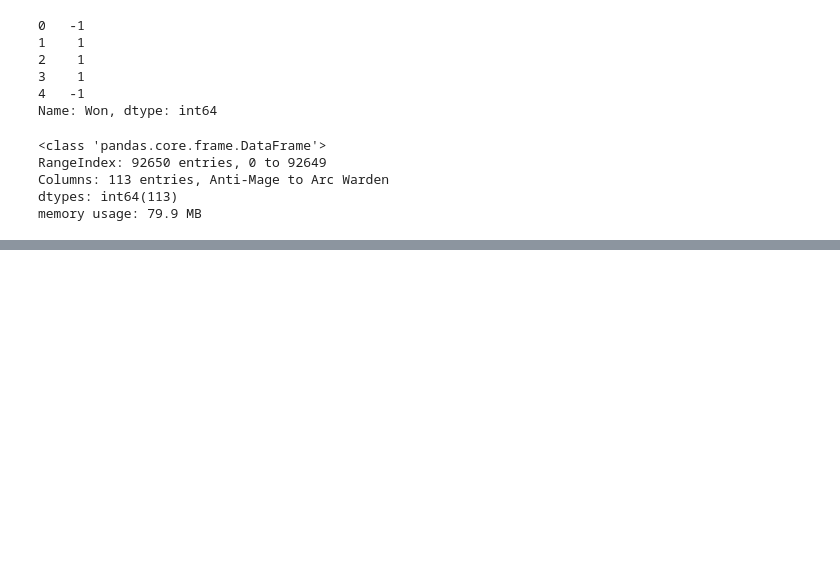
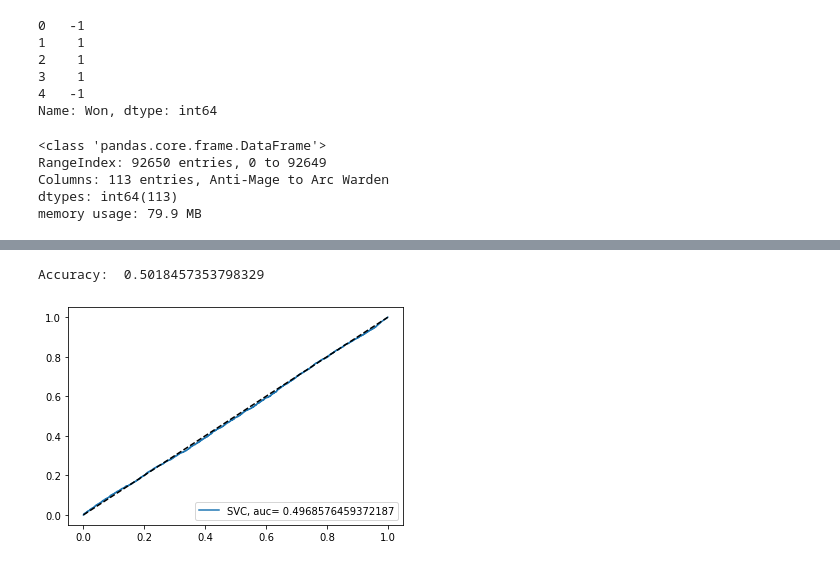
Before and after one commit to raymondng76/PRS-PSUPR-2019-08-13-IS1FT-CA1, a Jupyter notebook: code/CA1.ipynb, the cells around one changed output, grey strips where cells are left out. Cells and saved outputs as stored; diff of their text form; code cells hidden in the pictures; blank space fills up the shorter version.

```diff
--- a/code/CA1.ipynb
+++ b/code/CA1.ipynb
@@ -51,6 +69,3 @@ RangeIndex: 92650 entries, 0 to 92649
 Columns: 113 entries, Anti-Mage to Arc Warden
 dtypes: int64(113)
 memory usage: 79.9 MB
-# %%
-linsvc = LinearSVC(random_state=42, tol=1e-5, max_iter=5000, verbose=1)
-linsvc.fit(x_train, y_train)
@@ -70,0 +89,3 @@ print(linsvc.score(x_test, y_test))
+# %%
+svc = SVC(random_state=42, C=1.0, max_iter=500, verbose=2, gamma='auto', probability=True)
+svc.fit(x_train, y_train)
@@ -70,0 +113,15 @@ print(linsvc.score(x_test, y_test))
+# %%
+print("Accuracy: ", metrics.accuracy_score(y_test, y_pred))
+# %% [output]
+Accuracy:  0.5018457353798329
+# %%
+y_pred_proba = svc.predict_proba(x_test)[::,1]
+fpr, tpr, _ = metrics.roc_curve(y_test, y_pred_proba)
+auc = metrics.roc_auc_score(y_test, y_pred_proba)
+
+plt.plot(fpr, tpr, label="SVC, auc= " + str(auc))
+plt.plot([0,1],[0,1],'k--')
+plt.legend(loc=4)
+plt.show()
+# %% [output]
+[figure, added]
```
Also changed, not shown: parts of 13 cells of this notebook.
